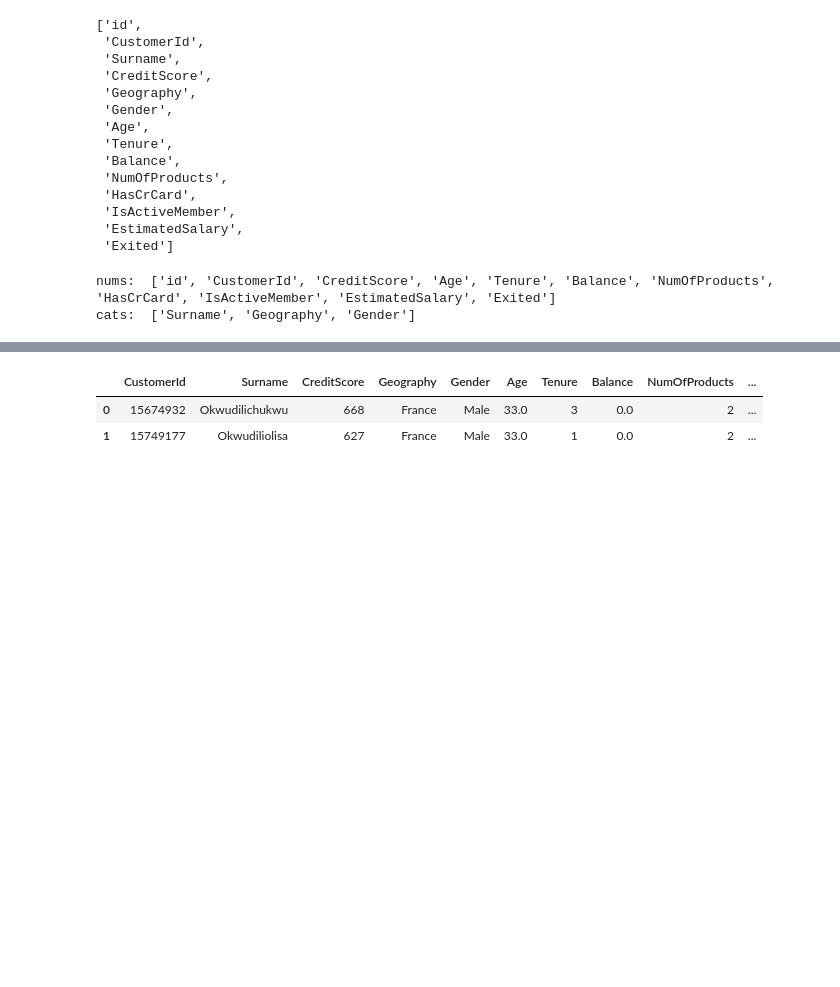
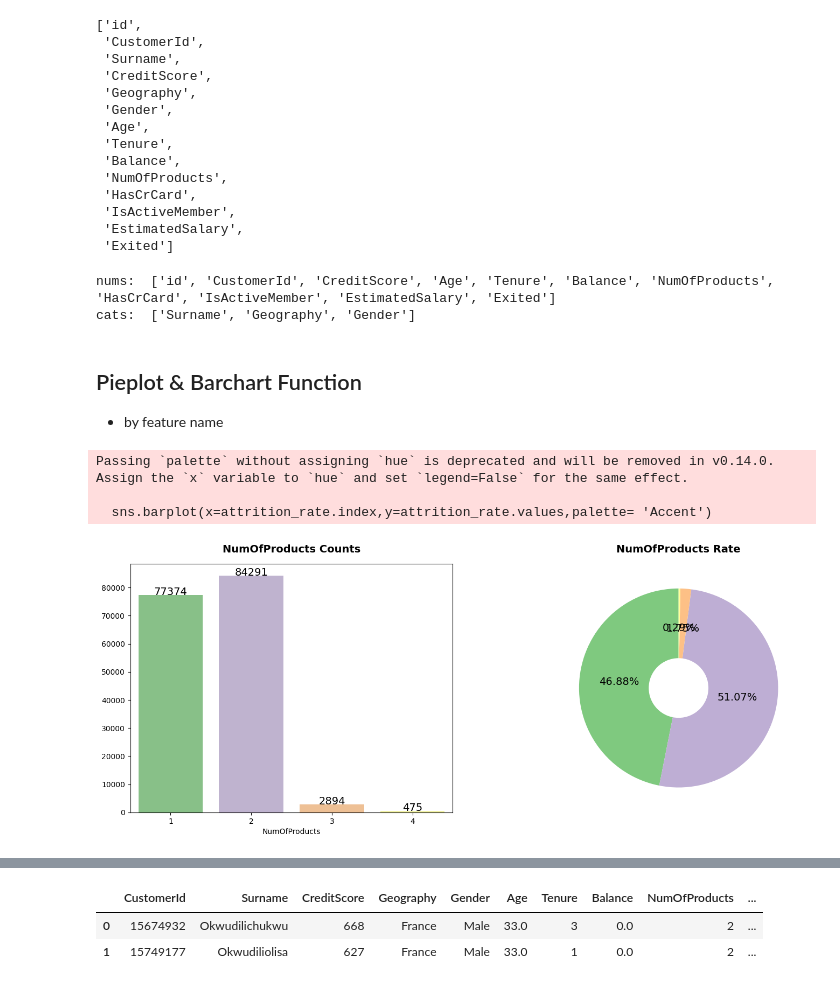
Before and after one commit to shs1018/iM_DiGital_Banker_academy, a Jupyter notebook: projects/iMBank_pj2/Visualization.ipynb, the cells around one changed output, grey strips where cells are left out. Drawn from its saved outputs; the diff is of its cells as text; code cells hidden in the pictures; blank space fills up the shorter version.

```diff
--- a/projects/iMBank_pj2/Visualization.ipynb
+++ b/projects/iMBank_pj2/Visualization.ipynb
@@ -40,3 +58,36 @@ print('cats: ', cat_features)
 # %% [output]
 nums:  ['id', 'CustomerId', 'CreditScore', 'Age', 'Tenure', 'Balance', 'NumOfProducts', 'HasCrCard', 'IsActiveMember', 'EstimatedSalary', 'Exited']
 cats:  ['Surname', 'Geography', 'Gender']
+# %% [markdown]
+## Pieplot & Barchart Function
+- by feature name
+# %%
+def visualize_by_feature(train_df, colname):
+
+    plt.figure(figsize=(17,6))
+    plt.subplot(1,2,1)
+
+    attrition_rate = train_df[f"{colname}"].value_counts().sort_index()
+
+    sns.barplot(x=attrition_rate.index,y=attrition_rate.values,palette= 'Accent')
+    plt.title(f"{colname} Counts",fontweight="black", size=14, pad=15)
+    for i, v in enumerate(attrition_rate.values):
+        plt.text(i, v, v,ha="center", fontsize=14)
+
+    plt.subplot(1,2,2)
+    colors = sns.color_palette('Accent', len(attrition_rate))
+    plt.pie(attrition_rate, autopct="%.2f%%", textprops={"size":14},
+            colors = colors,startangle=90)
+    center_circle = plt.Circle((0, 0), 0.3, fc='white')
+    fig = plt.gcf()
+    fig.gca().add_artist(center_circle)
+    plt.title(f"{colname} Rate",fontweight="black",size=14 ,pad=15)
+
+    plt.show()
+
+visualize_by_feature(train, 'NumOfProducts')
+# %% [output]
+Passing `palette` without assigning `hue` is deprecated and will be removed in v0.14.0. Assign the `x` variable to `hue` and set `legend=False` for the same effect.
+
+  sns.barplot(x=attrition_rate.index,y=attrition_rate.values,palette= 'Accent')
+[figure, added]
```
Also changed, not shown: parts of 18 cells of this notebook, 8 other files.
